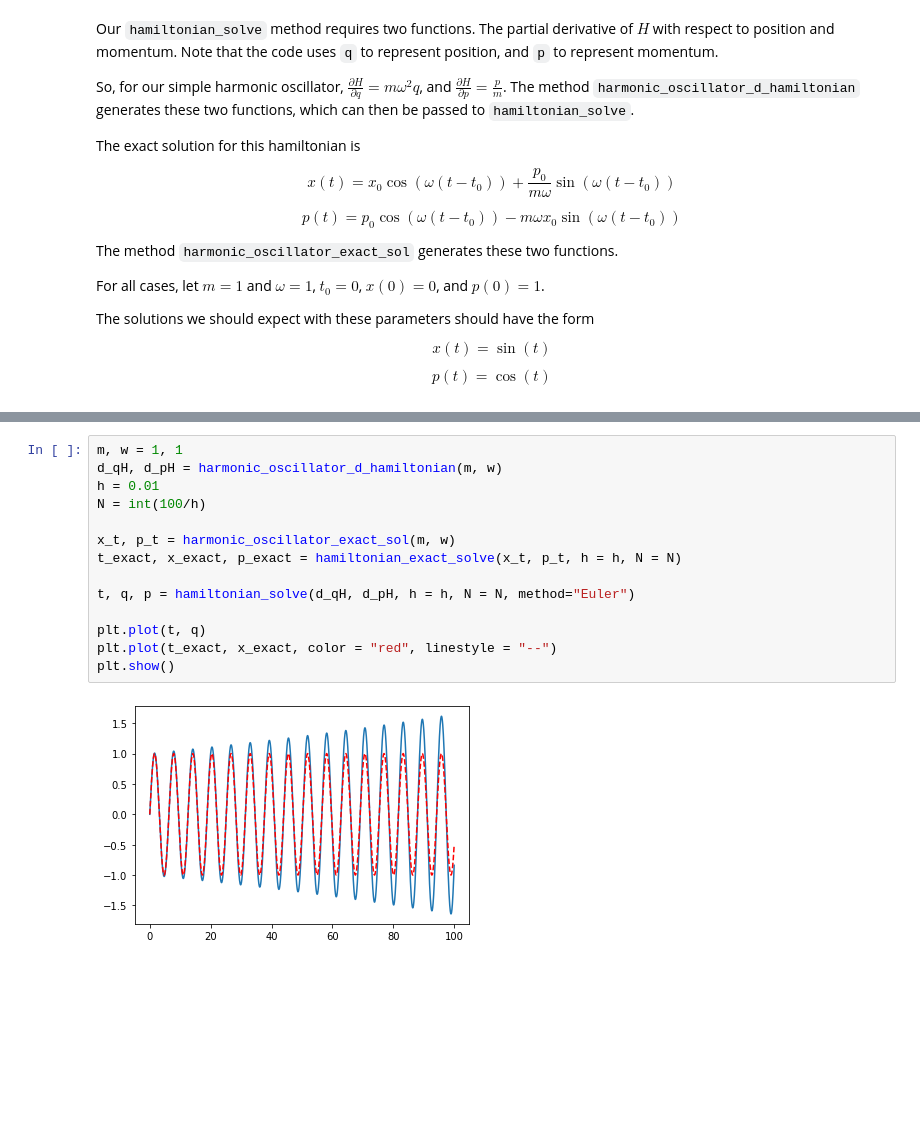
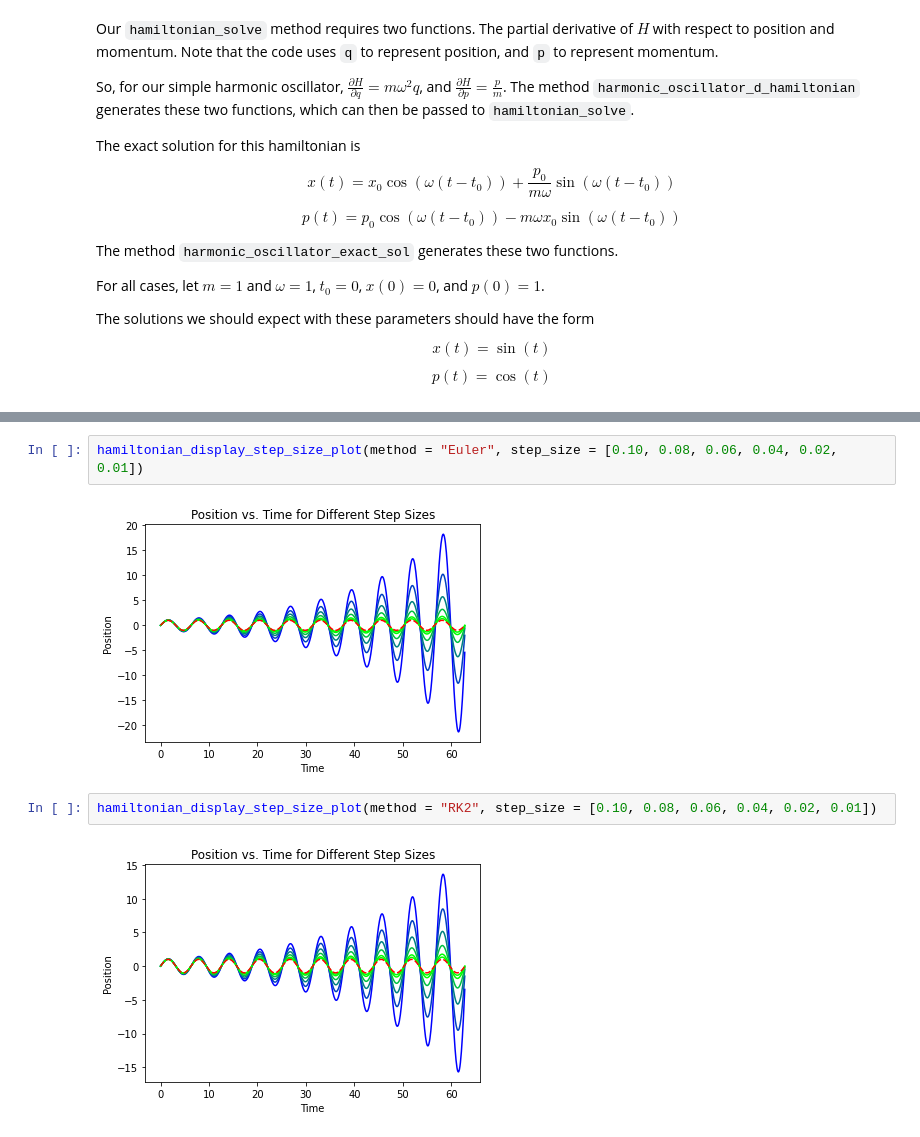
Before and after one commit to CzJLee/Physics-180N, a Jupyter notebook: Project 1/proj_1_DynamicsTest.ipynb, the cells around one changed output, grey strips where cells are left out. Drawn from its saved outputs; the diff is of its cells as text; blank space fills up the shorter version.

```diff
--- a/Project 1/proj_1_DynamicsTest.ipynb
+++ b/Project 1/proj_1_DynamicsTest.ipynb
@@ -222,16 +184,8 @@ Similar to the population model dynamic solve, let's test various step sizes ove
-# %%
-m, w = 1, 1
-d_qH, d_pH = harmonic_oscillator_d_hamiltonian(m, w)
-h = 0.01
-N = int(100/h)
-
-x_t, p_t = harmonic_oscillator_exact_sol(m, w)
-t_exact, x_exact, p_exact = hamiltonian_exact_solve(x_t, p_t, h = h, N = N)
-
-t, q, p = hamiltonian_solve(d_qH, d_pH, h = h, N = N, method="Euler")
-
-plt.plot(t, q)
-plt.plot(t_exact, x_exact, color = "red", linestyle = "--")
-plt.show()
-# %% [output]
-[figure, removed]
+# %%
+hamiltonian_display_step_size_plot(method = "Euler", step_size = [0.10, 0.08, 0.06, 0.04, 0.02, 0.01])
+# %% [output]
+[figure, added]
+# %%
+hamiltonian_display_step_size_plot(method = "RK2", step_size = [0.10, 0.08, 0.06, 0.04, 0.02, 0.01])
+# %% [output]
+[figure, added]
```
Also changed, not shown: parts of 21 cells of this notebook.
